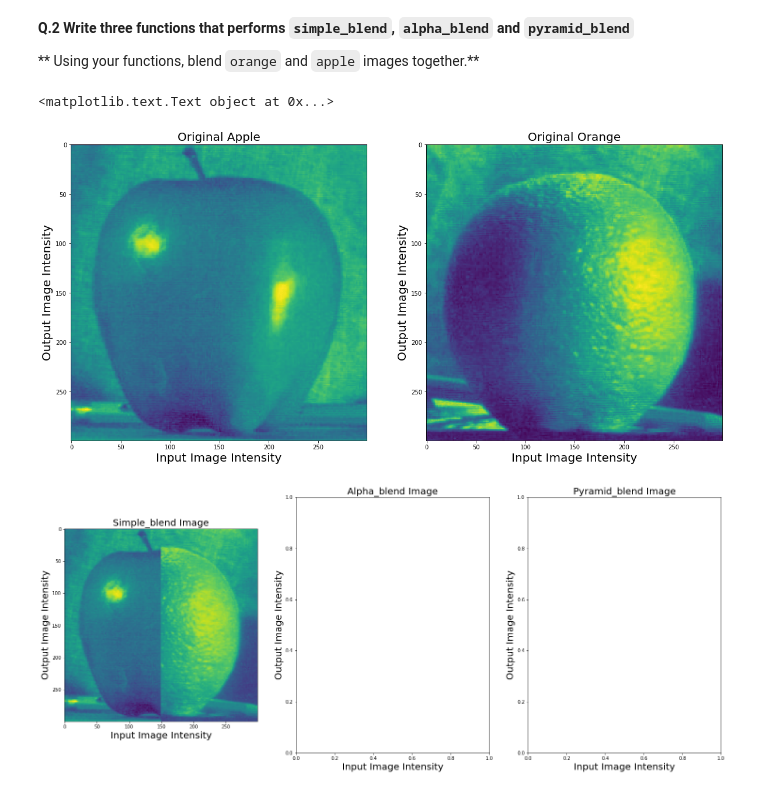
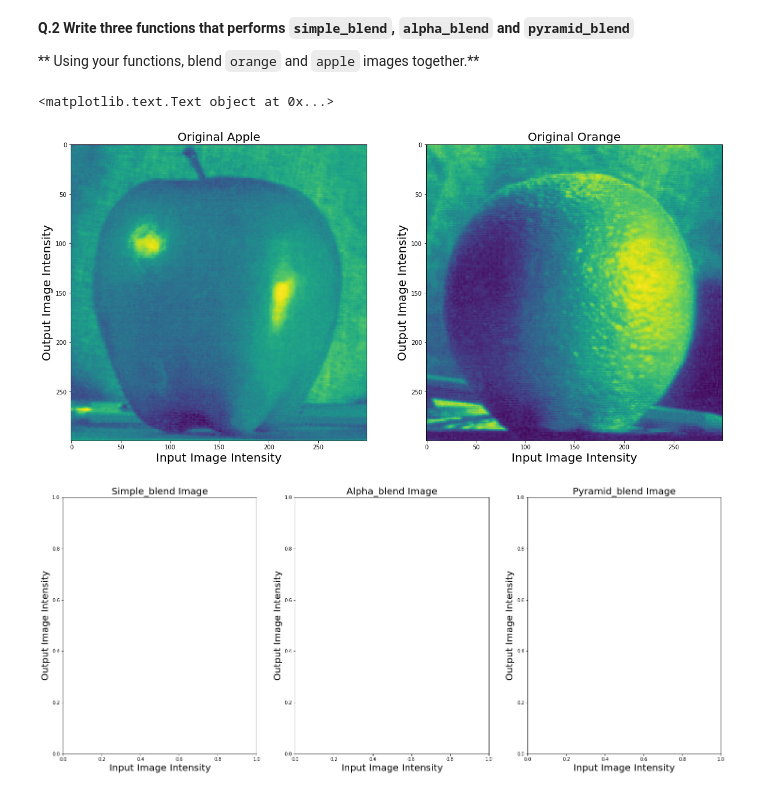
Before and after one commit to kamruleee51/B31XB-IIP-TP-1718, a Jupyter notebook: 3-interpolation-blending/3-interpolation-blending.ipynb, the cells around one changed output. Drawn from its saved outputs; the diff is of its cells as text; code cells hidden in the pictures.

```diff
--- a/3-interpolation-blending/3-interpolation-blending.ipynb
+++ b/3-interpolation-blending/3-interpolation-blending.ipynb
@@ -98,52 +98,77 @@ ax5.set_ylabel('Output Image Intensity',fontsize=20)
 
 ** Using your functions, blend `orange` and `apple` images together.**
 # %%
+#Function of the simple blending
+def simple_blend(image1, image2):
+
+    return
+
+#Function of the Alpha blending
+def simple_blend(image1, image2, alpha_value):
+
+    return
+
+#Function of the Pyramid Blending
+def simple_blend(image1, image2):
+
+    return
+
 #importing the image of the apple
 img_path = './images/'
 img_name = 'apple.jpeg'
 apple_grey_path = img_path.__add__(img_name)
 apple = io.imread(apple_grey_path, as_grey=True)
+
 #import the image of the orrange
 img_name = 'orange.jpeg'
 orange_grey_path = img_path.__add__(img_name)
 orange = io.imread(orange_grey_path, as_grey=True)
+
 #definig the subplot to show the apple and orrange images
 fig, axes = plt.subplots(nrows=1, ncols=2, figsize=(20, 20))
 ax0, ax1= axes.ravel()
+
 #showing the images
 ax0.imshow(apple)
 ax1.imshow(orange)
+
 #axix and title of the apple and orrage images
 ax0.set_title('Original Apple',fontsize=20)
 ax0.set_xlabel('Input Image Intensity',fontsize=20)
 ax0.set_ylabel('Output Image Intensity',fontsize=20)
 ax1.set_title('Original Orange',fontsize=20)
 ax1.set_xlabel('Input Image Intensity',fontsize=20)
 ax1.set_ylabel('Output Image Intensity',fontsize=20)
+
 #definig the subplot to show the apple and orrange images
 fig, axes = plt.subplots(nrows=1, ncols=3, figsize=(25, 10))
 ax0, ax1, ax2 = axes.ravel()
+
 #function of the siple blending
-simpleblend=simple_blend(apple, orange)
+#simpleblend=simple_blend(apple, orange)
+
 #function of the alpha_blending
+
 
 #function of the Pyramid_blending
 
+
 #ploting of the blending immages
-ax0.imshow(simpleblend)
+#ax0.imshow(simpleblend)
 #ax1.imshow(aplphablend)
 #ax2.imshow(pyramidblend)
+
 #axix and title of the blending images of apple and orrage
 ax0.set_title('Simple_blend Image',fontsize=20)
 ax0.set_xlabel('Input Image Intensity',fontsize=20)
 ax0.set_ylabel('Output Image Intensity',fontsize=20)
 ax1.set_title('Alpha_blend Image',fontsize=20)
 ax1.set_xlabel('Input Image Intensity',fontsize=20)
 ax1.set_ylabel('Output Image Intensity',fontsize=20)
 ax2.set_title('Pyramid_blend Image',fontsize=20)
 ax2.set_xlabel('Input Image Intensity',fontsize=20)
 ax2.set_ylabel('Output Image Intensity',fontsize=20)
 # %% [output]
 <matplotlib.text.Text object at 0x...>
 [figure]
-[figure, old version]
+[figure, new version]
```
Also changed, not shown: parts of 1 cell of this notebook.
